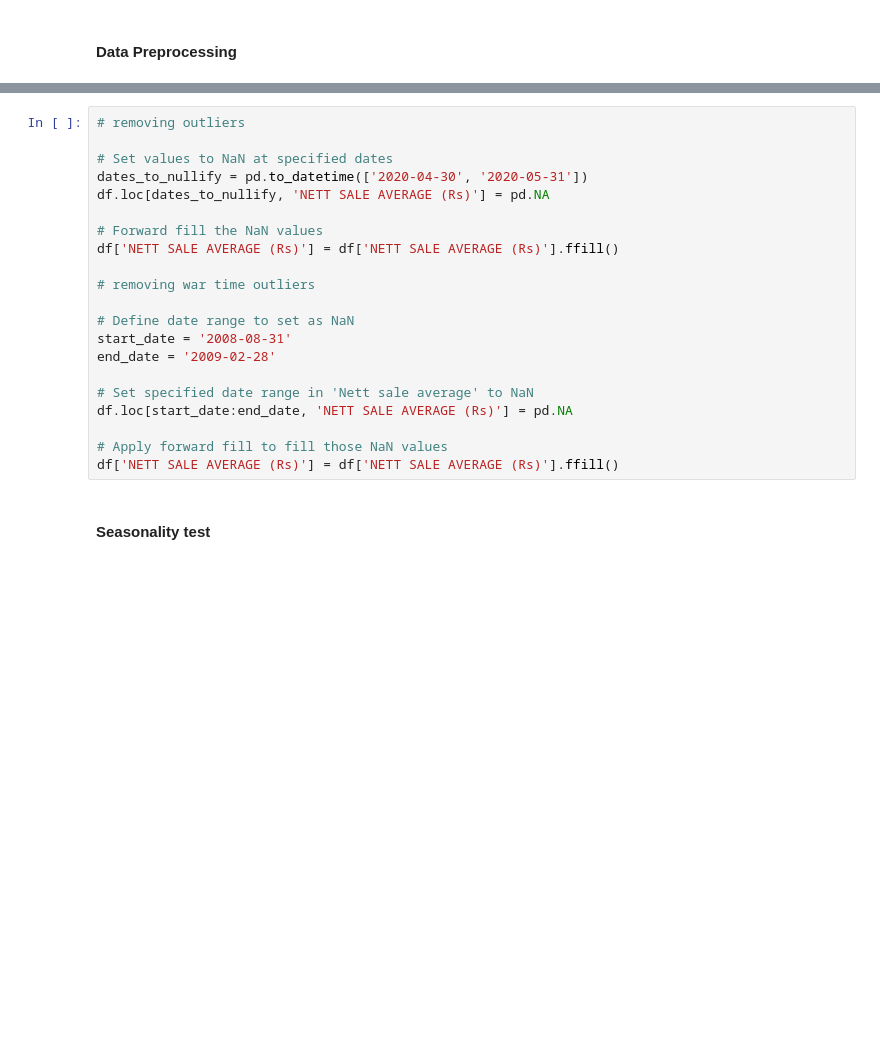
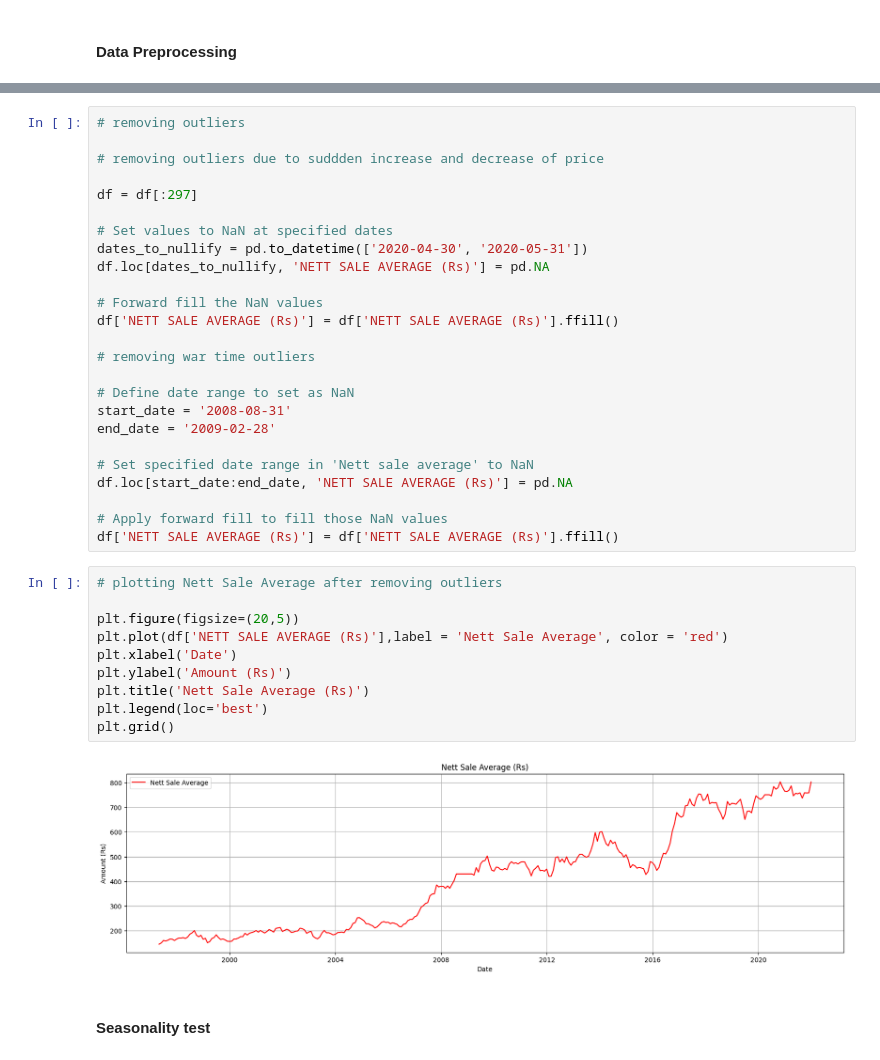
Before and after one commit to NishanD21/Time-Series-Analysis-on-Tea-Production, a Jupyter notebook: net_sale_arima_2.ipynb, the cells around one changed output, grey strips where cells are left out. Cells and saved outputs as stored; diff of their text form; blank space fills up the shorter version.

```diff
--- a/net_sale_arima_2.ipynb
+++ b/net_sale_arima_2.ipynb
@@ -147,5 +146,9 @@ plt.grid()
 # %%
 # removing outliers
+
+# removing outliers due to suddden increase and decrease of price
+
+df = df[:297]
 
 # Set values to NaN at specified dates
 dates_to_nullify = pd.to_datetime(['2020-04-30', '2020-05-31'])
@@ -165,6 +168,18 @@ df.loc[start_date:end_date, 'NETT SALE AVERAGE (Rs)'] = pd.NA
 
 # Apply forward fill to fill those NaN values
 df['NETT SALE AVERAGE (Rs)'] = df['NETT SALE AVERAGE (Rs)'].ffill()
+# %%
+# plotting Nett Sale Average after removing outliers
+
+plt.figure(figsize=(20,5))
+plt.plot(df['NETT SALE AVERAGE (Rs)'],label = 'Nett Sale Average', color = 'red')
+plt.xlabel('Date')
+plt.ylabel('Amount (Rs)')
+plt.title('Nett Sale Average (Rs)')
+plt.legend(loc='best')
+plt.grid()
+# %% [output]
+[figure, added]
 # %% [markdown]
 #### Seasonality test
 # %%
```
Also changed, not shown: parts of 13 cells of this notebook, 1 other file.
